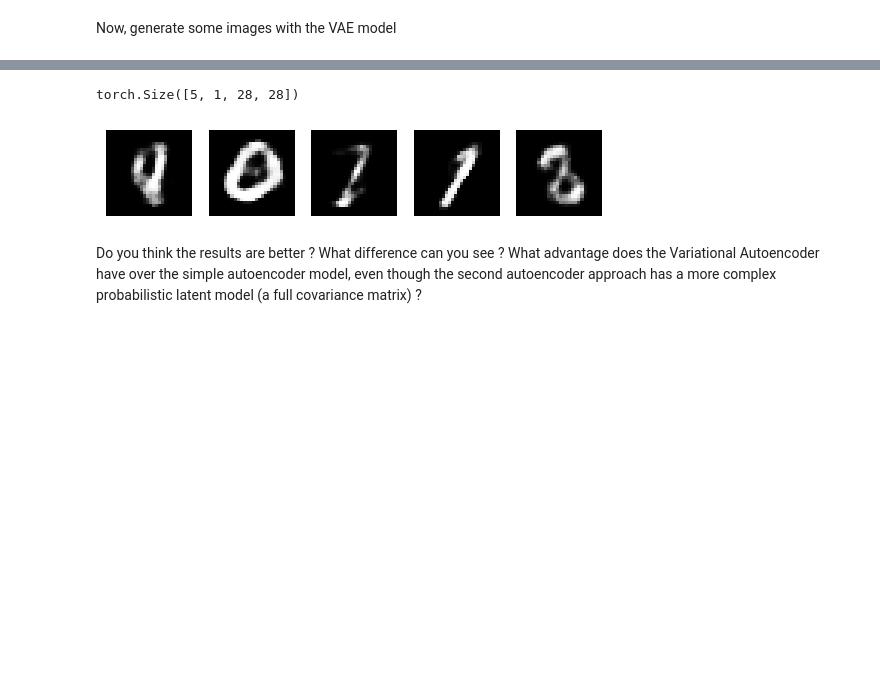
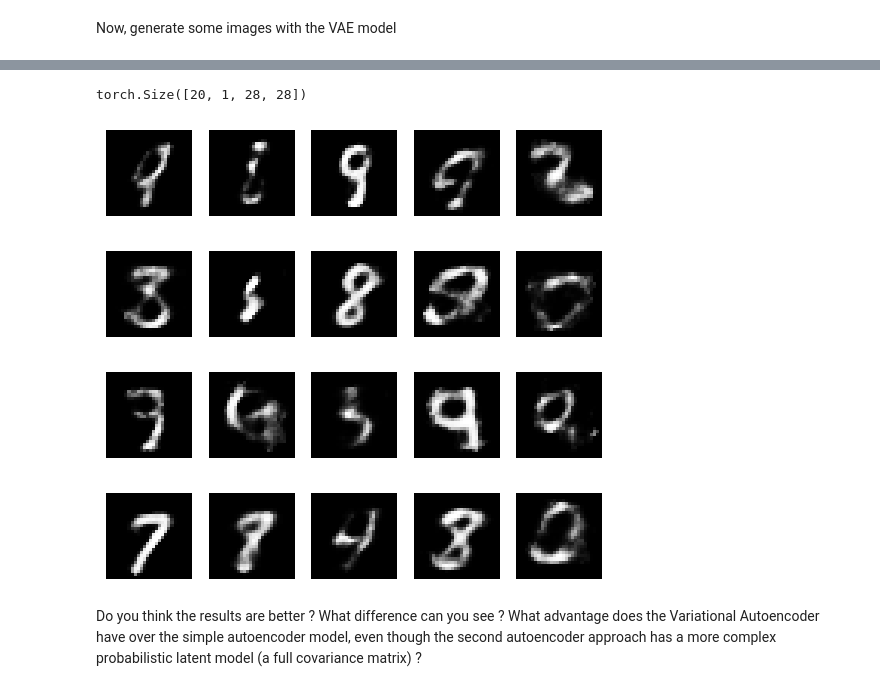
Before and after one commit to balthazarneveu/MVA24-delire, a Jupyter notebook: TP_4/tp_4.ipynb, the cells around one changed output, grey strips where cells are left out. Saved outputs shown, nothing was run; the diff lists cells and outputs as text; code cells hidden in the pictures; blank space fills up the shorter version.

````diff
--- a/TP_4/tp_4.ipynb
+++ b/TP_4/tp_4.ipynb
@@ -323,13 +330,3 @@ Now, in the next cell generate data with this simple generative model using the
 __NB__ You do not actually have to define the matrix $\bf{L}$ in this case, an element-wise multiplication of two (properly chosen) vectors will suffice. To generate multivariate normal random variables you can use the following Pytorch function:
 
 - ```torch.randn```
-# %%
-def generate_images_diagonal_gaussian(ae_model,z_average,z_sigma,n_images = 5):
-
-  epsilon = ... # FILL IN CODE HERE
-  z_generated = ... # FILL IN CODE HERE
-  imgs_generated = ... # FILL IN CODE HERE
-  return(imgs_generated)
-
-imgs_generated = generate_images_diagonal_gaussian(ae_model,z_average,z_sigma,n_images=5)
-display_images(imgs_generated)
@@ -374,18 +420,19 @@ In the first case, you can use the following functions:
 
 Fill in the function to generate images using this model now:
 # %%
-def generate_images_non_diagonal_gaussian(ae_model,z_average,z_covariance,n_images = 5):
-
-  #calcualte Cholesky decomposition of covariance matrix : C = L L^T
+def generate_images_non_diagonal_gaussian(ae_model: AE, z_average: torch.Tensor, z_covariance: torch.Tensor, n_images: int = 5) -> torch.Tensor:
+  # Calculate Cholesky decomposition of covariance matrix: C = L L^T
   # Make sure that the first dimension is the batch dimension (with batch size n_images)
   # You can use the torch.unsqueeze function for this
-  L = ... # FILL IN CODE HERE
+  L = torch.linalg.cholesky(z_covariance)
+  epsilon = torch.randn(n_images, ae_model.z_dim)
+  z_generated = z_average + torch.matmul(epsilon, L.T)
+  imgs_generated = ae_model.decoder(z_generated)
+  imgs_generated = imgs_generated.view(n_images, 1, n_rows, n_cols)
+  return imgs_generated
 
-  epsilon = ... # FILL IN CODE HERE
-  z_generated = ... # FILL IN CODE HERE
-  imgs_generated = ... # FILL IN CODE HERE
-  return(imgs_generated)
-
-
-imgs_generated = generate_images_non_diagonal_gaussian(ae_model,z_average,z_covariance,n_images = 5)
-display_images(imgs_generated)
+imgs_generated = generate_images_non_diagonal_gaussian(ae_model, z_average, z_covariance, n_images=20)
+display_images(imgs_generated[:5])
+display_images(imgs_generated[5:10])
+display_images(imgs_generated[10:15])
+display_images(imgs_generated[15:20])
@@ -642,15 +694,19 @@ display_vae_images(ae_model, vae_model, test_imgs)
 # %%
-
 def generate_images_vae(vae_model, n_images=5):
     epsilon = torch.randn(n_images, vae_model.z_dim)
     imgs_generated = vae_model.decoder(epsilon)
     imgs_generated = imgs_generated.view(n_images, vae_model.n_channels, vae_model.n_rows, vae_model.n_cols)
     return imgs_generated
-imgs_generated = generate_images_vae(vae_model,n_images=5)
-print(imgs_generated.shape)
-display_images(imgs_generated)
+imgs_generated = generate_images_vae(vae_model,n_images=20)
+display_images(imgs_generated[:5])
+display_images(imgs_generated[5:10])
+display_images(imgs_generated[10:15])
+display_images(imgs_generated[15:20])
 # %% [output]
-torch.Size([5, 1, 28, 28])
+torch.Size([20, 1, 28, 28])
-[figure, old version]
+[figure, new version]
+[figure, added]
+[figure, added]
+[figure, added]
 # %% [markdown]
 Do you think the results are better ? What difference can you see ? What advantage does the Variational Autoencoder have over the simple autoencoder model, even though the second autoencoder approach has a more complex probabilistic latent model (a full covariance matrix) ?
````
Also changed, not shown: parts of 23 cells of this notebook, 5 other files.
